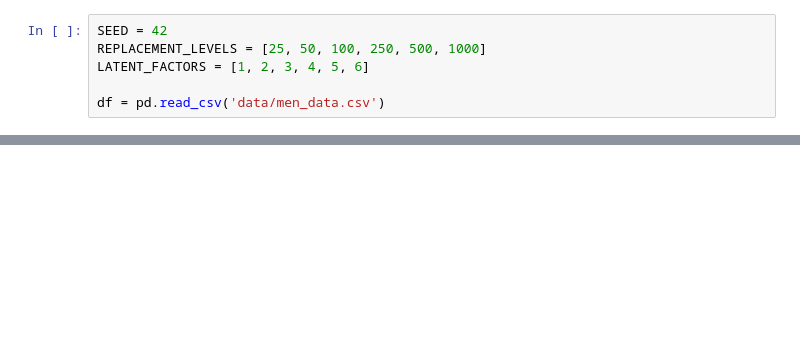
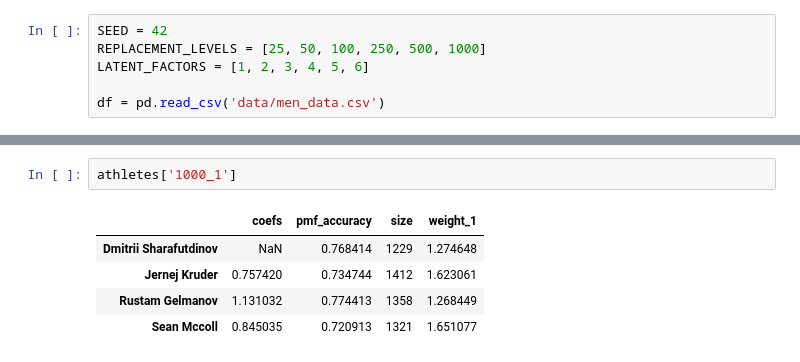
Before and after one commit to baronet2/boulder2vec, a Jupyter notebook: embeddings.ipynb, the cells around one changed output, grey strips where cells are left out. Cells and saved outputs as stored; diff of their text form; blank space fills up the shorter version.

```diff
--- a/embeddings.ipynb
+++ b/embeddings.ipynb
@@ -115,0 +134,8 @@ https://scikit-learn.org/stable/model_persistence.html#security-maintainability-
+# %%
+athletes['1000_1']
+# %% [output]
+|  | coefs | pmf_accuracy | size | weight_1 |
+| Dmitrii Sharafutdinov | NaN | 0.768414 | 1229 | 1.274648 |
+| Jernej Kruder | 0.757420 | 0.734744 | 1412 | 1.623061 |
+| Rustam Gelmanov | 1.131032 | 0.774413 | 1358 | 1.268449 |
+| Sean Mccoll | 0.845035 | 0.720913 | 1321 | 1.651077 |
```
Also changed, not shown: parts of 6 cells of this notebook, 6 other files.
